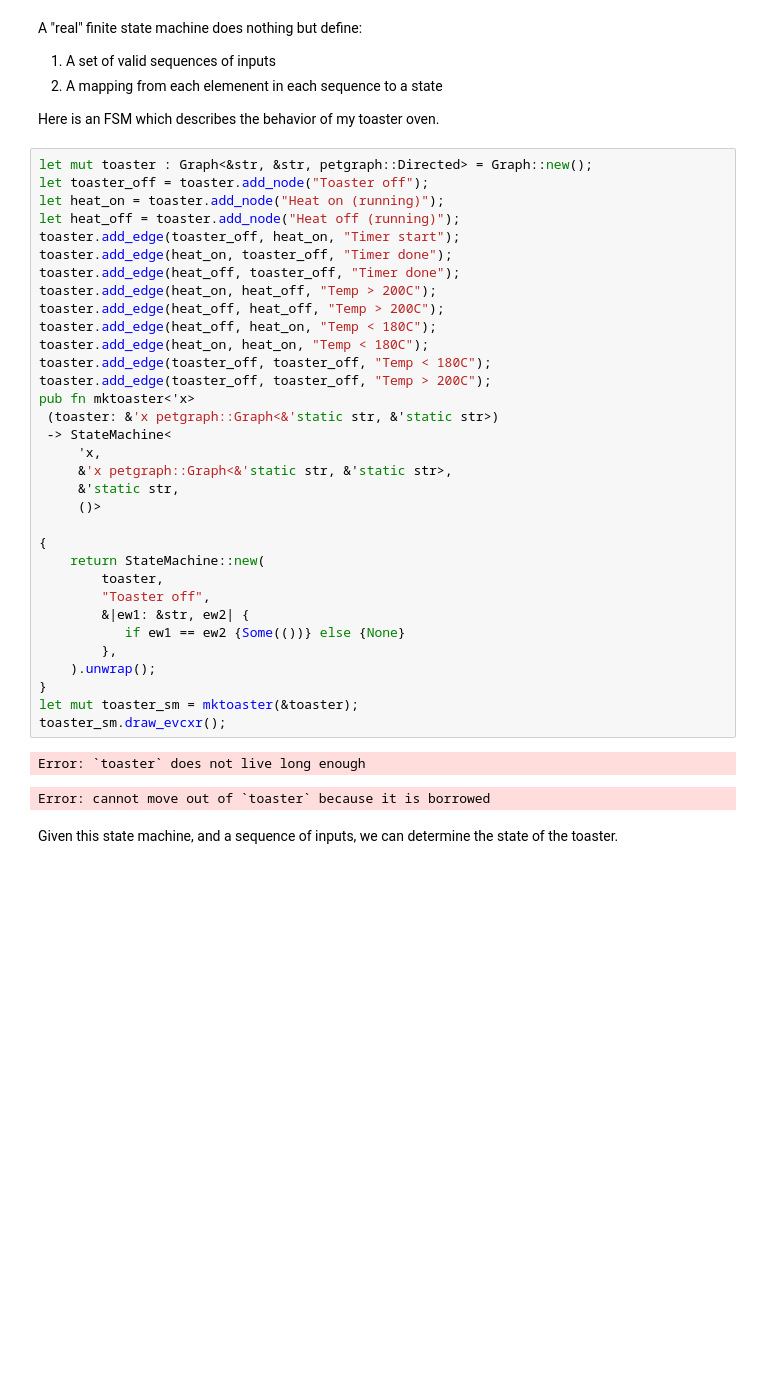
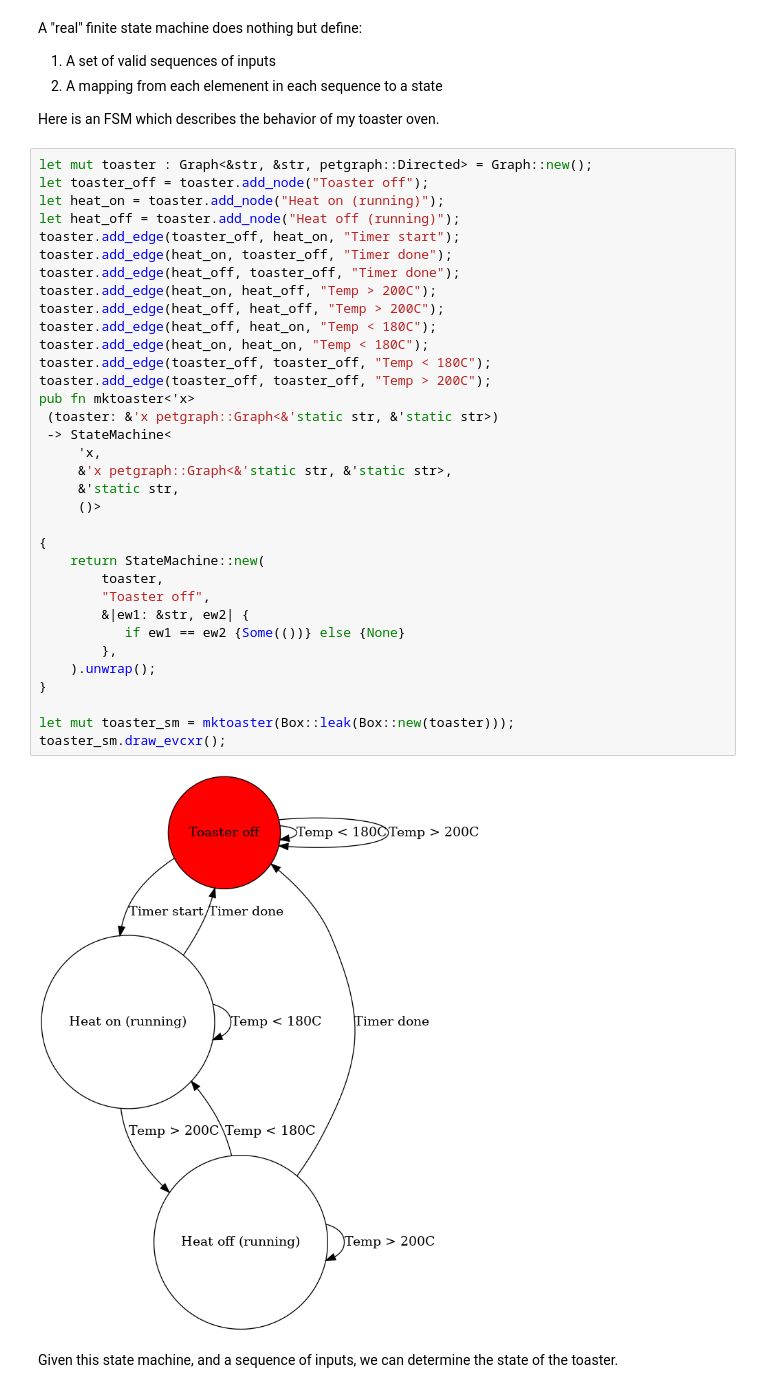
Before and after one commit to timthelion/petgraph-fsm, a Jupyter notebook: readme.ipynb, the cells around one changed output. Saved outputs shown, nothing was run; the diff lists cells and outputs as text; blank space fills up the shorter version.

```diff
--- a/readme.ipynb
+++ b/readme.ipynb
@@ -42,35 +42,35 @@ let toaster_off = toaster.add_node("Toaster off");
 let heat_on = toaster.add_node("Heat on (running)");
 let heat_off = toaster.add_node("Heat off (running)");
 toaster.add_edge(toaster_off, heat_on, "Timer start");
 toaster.add_edge(heat_on, toaster_off, "Timer done");
 toaster.add_edge(heat_off, toaster_off, "Timer done");
 toaster.add_edge(heat_on, heat_off, "Temp > 200C");
 toaster.add_edge(heat_off, heat_off, "Temp > 200C");
 toaster.add_edge(heat_off, heat_on, "Temp < 180C");
 toaster.add_edge(heat_on, heat_on, "Temp < 180C");
 toaster.add_edge(toaster_off, toaster_off, "Temp < 180C");
 toaster.add_edge(toaster_off, toaster_off, "Temp > 200C");
 pub fn mktoaster<'x>
  (toaster: &'x petgraph::Graph<&'static str, &'static str>)
  -> StateMachine<
      'x,
      &'x petgraph::Graph<&'static str, &'static str>,
      &'static str,
      ()>
 
 {
     return StateMachine::new(
         toaster,
         "Toaster off",
         &|ew1: &str, ew2| {
            if ew1 == ew2 {Some(())} else {None}
         },
     ).unwrap();
 }
-let mut toaster_sm = mktoaster(&toaster);
+
+let mut toaster_sm = mktoaster(Box::leak(Box::new(toaster)));
 toaster_sm.draw_evcxr();
 # %% [output]
-Error: `toaster` does not live long enough
-Error: cannot move out of `toaster` because it is borrowed
+[figure, added]
 # %% [markdown]
 Given this state machine, and a sequence of inputs, we can determine the state of the toaster.
```
Also changed, not shown: parts of 8 cells of this notebook.
